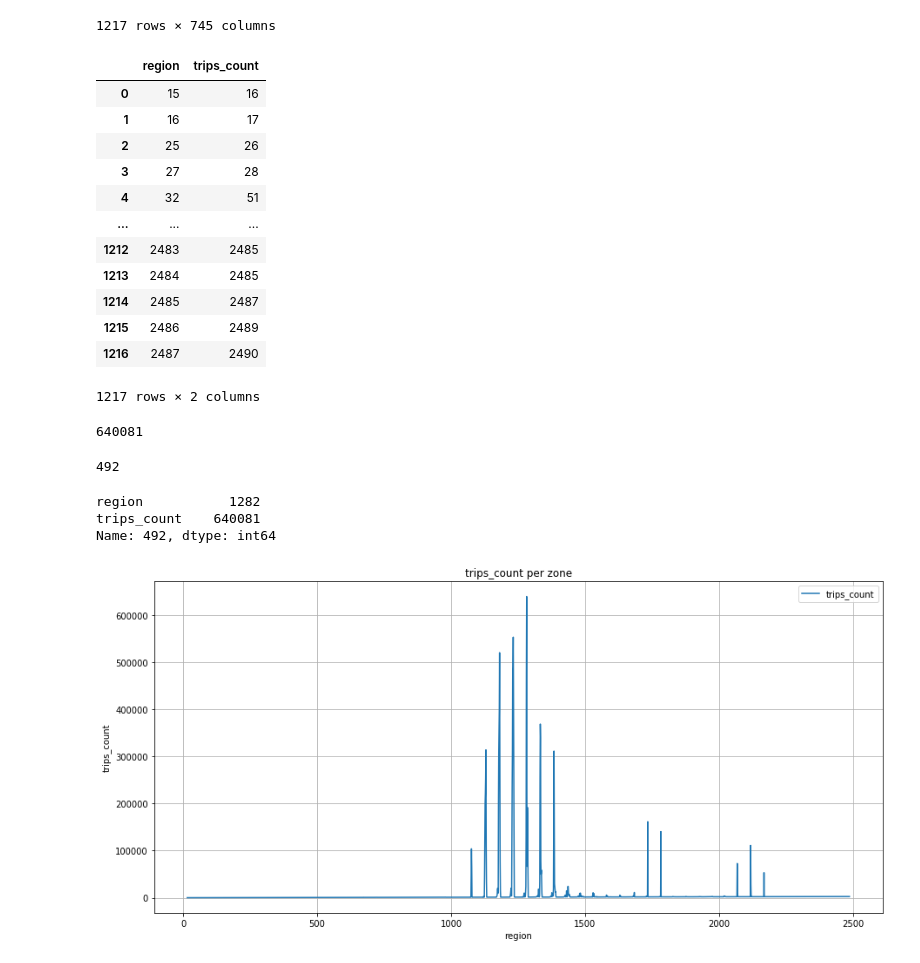
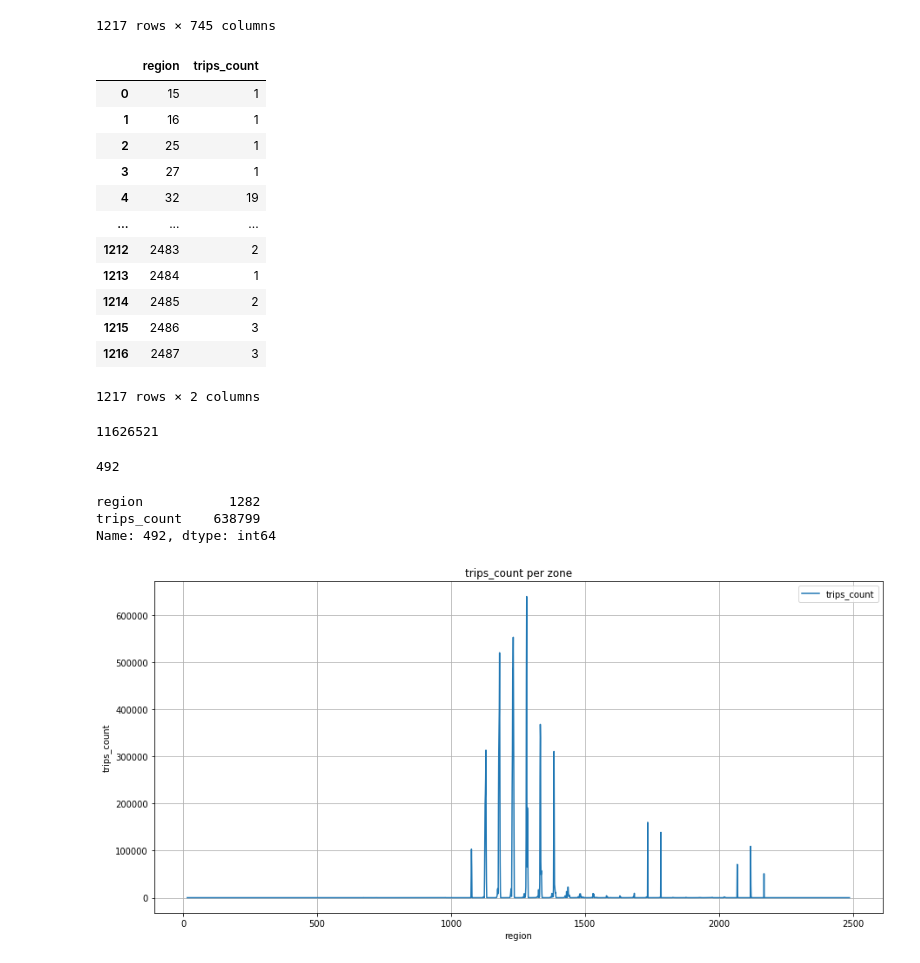
Before and after one commit to rosasha/Yellow-Taxi, a Jupyter notebook: TAXI2_best.ipynb, the cells around one changed output. Drawn from its saved outputs; the diff is of its cells as text; code cells hidden in the pictures.

```diff
--- a/TAXI2_best.ipynb
+++ b/TAXI2_best.ipynb
@@ -30,28 +30,28 @@ may_2016_aggr
 1217 rows × 745 columns
 # %%
 # Количество поездок такси из каждой географической зоны
-may_2016_aggr['trips_count'] = may_2016_aggr.sum(axis=1)
+may_2016_aggr['trips_count'] = may_2016_aggr.iloc[:, 1:].sum(axis=1)
 may_2016_aggr = may_2016_aggr.loc[:,['region','trips_count']]
 may_2016_aggr
 # %% [output]
 |  | region | trips_count |
-| 0 | 15 | 16 |
-| 1 | 16 | 17 |
-| 2 | 25 | 26 |
-| 3 | 27 | 28 |
-| 4 | 32 | 51 |
+| 0 | 15 | 1 |
+| 1 | 16 | 1 |
+| 2 | 25 | 1 |
+| 3 | 27 | 1 |
+| 4 | 32 | 19 |
 | ... | ... | ... |
-| 1212 | 2483 | 2485 |
-| 1213 | 2484 | 2485 |
-| 1214 | 2485 | 2487 |
-| 1215 | 2486 | 2489 |
-| 1216 | 2487 | 2490 |
+| 1212 | 2483 | 2 |
+| 1213 | 2484 | 1 |
+| 1214 | 2485 | 2 |
+| 1215 | 2486 | 3 |
+| 1216 | 2487 | 3 |
 1217 rows × 2 columns
 # %%
 # Количество поездок такси из всех географических зон
-may_2016_aggr['trips_count'].max()
+may_2016_aggr['trips_count'].sum()
 # %% [output]
-640081
+11626521
 # %%
 # Нахождение точного индекса для мах значения 'trips_count'
 may_2016_aggr['trips_count'].idxmax(axis=0, skipna=True)
@@ -61,7 +61,7 @@ may_2016_aggr['trips_count'].idxmax(axis=0, skipna=True)
 may_2016_aggr.loc[492,['region','trips_count']]
 # %% [output]
 region           1282
-trips_count    640081
+trips_count    638799
 Name: 492, dtype: int64
 # %%
 may_2016_aggr.plot(x='region', y='trips_count', figsize=(15,7))
```
Also changed, not shown: parts of 3 cells of this notebook.
